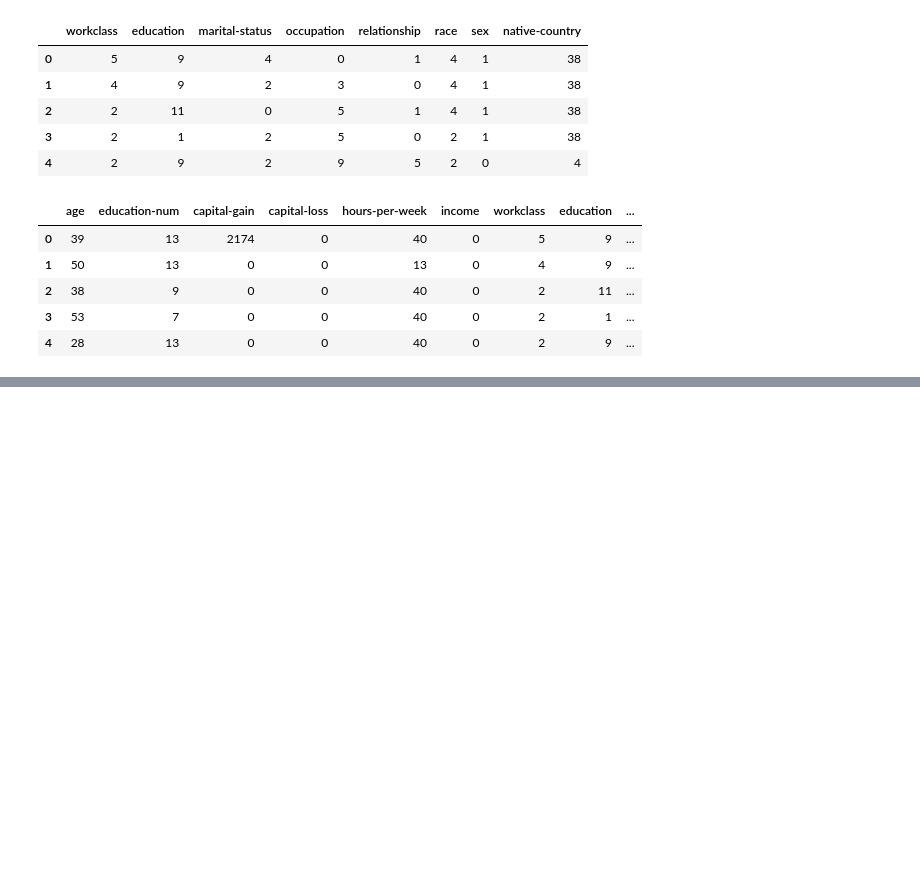
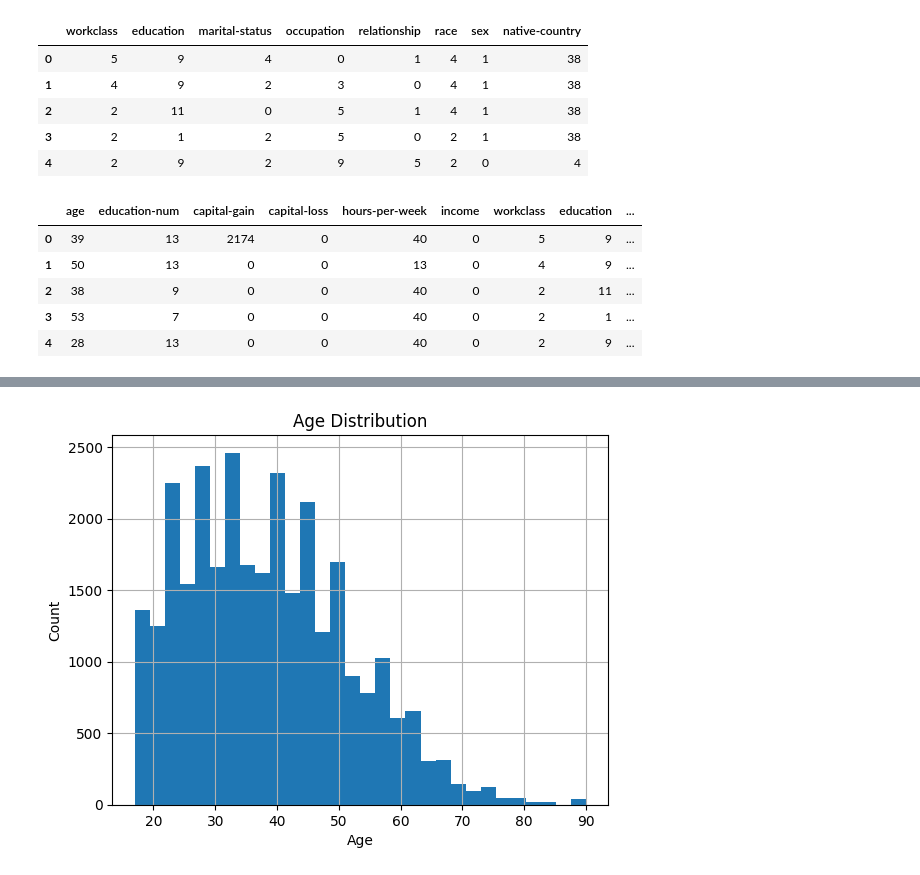
Before and after one commit to ds-mohit/Machine-Learning, a Jupyter notebook: SVM/sVM.ipynb, the cells around one changed output, grey strips where cells are left out. Cells and saved outputs as stored; diff of their text form; code cells hidden in the pictures; blank space fills up the shorter version.

```diff
--- a/SVM/sVM.ipynb
+++ b/SVM/sVM.ipynb
@@ -211,0 +246,8 @@ model.fit(x_train,y_train)
+# %%
+df['age'].hist(bins=30)
+plt.title("Age Distribution")
+plt.xlabel("Age")
+plt.ylabel("Count")
+plt.show()
+# %% [output]
+[figure, added]
```
Also changed, not shown: parts of 8 cells of this notebook, 12 other files.
